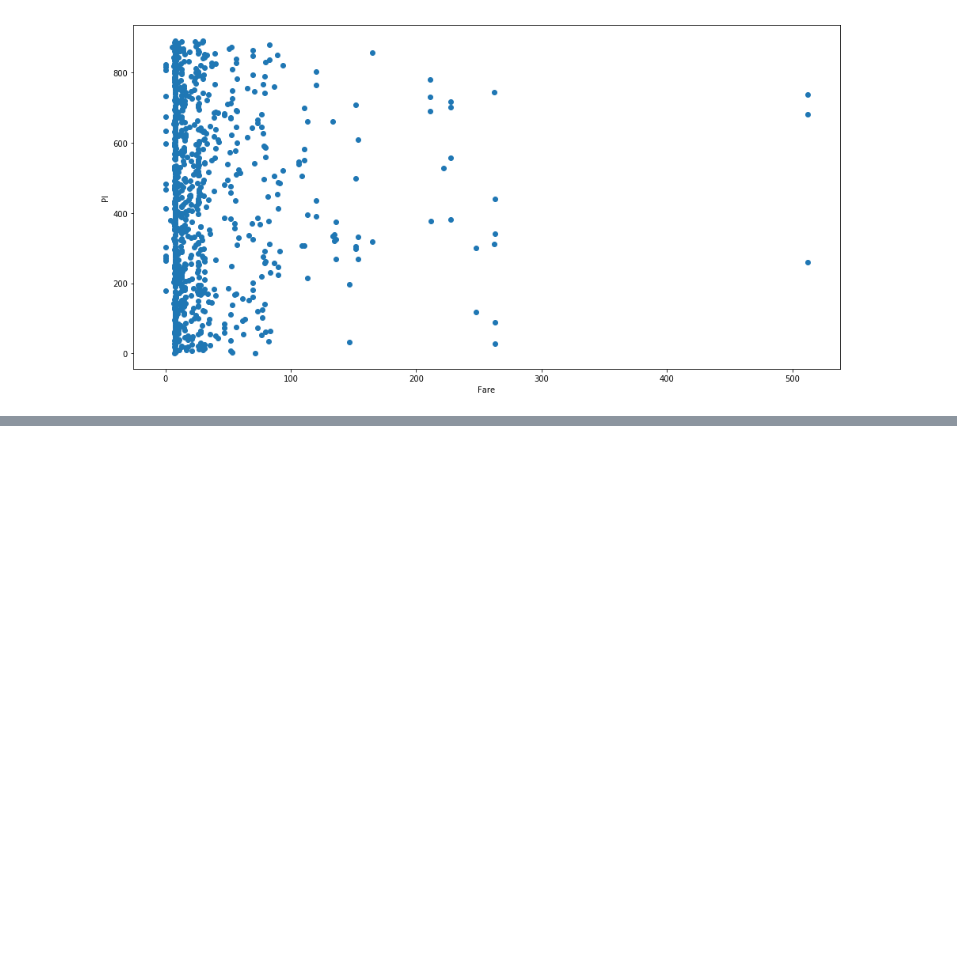
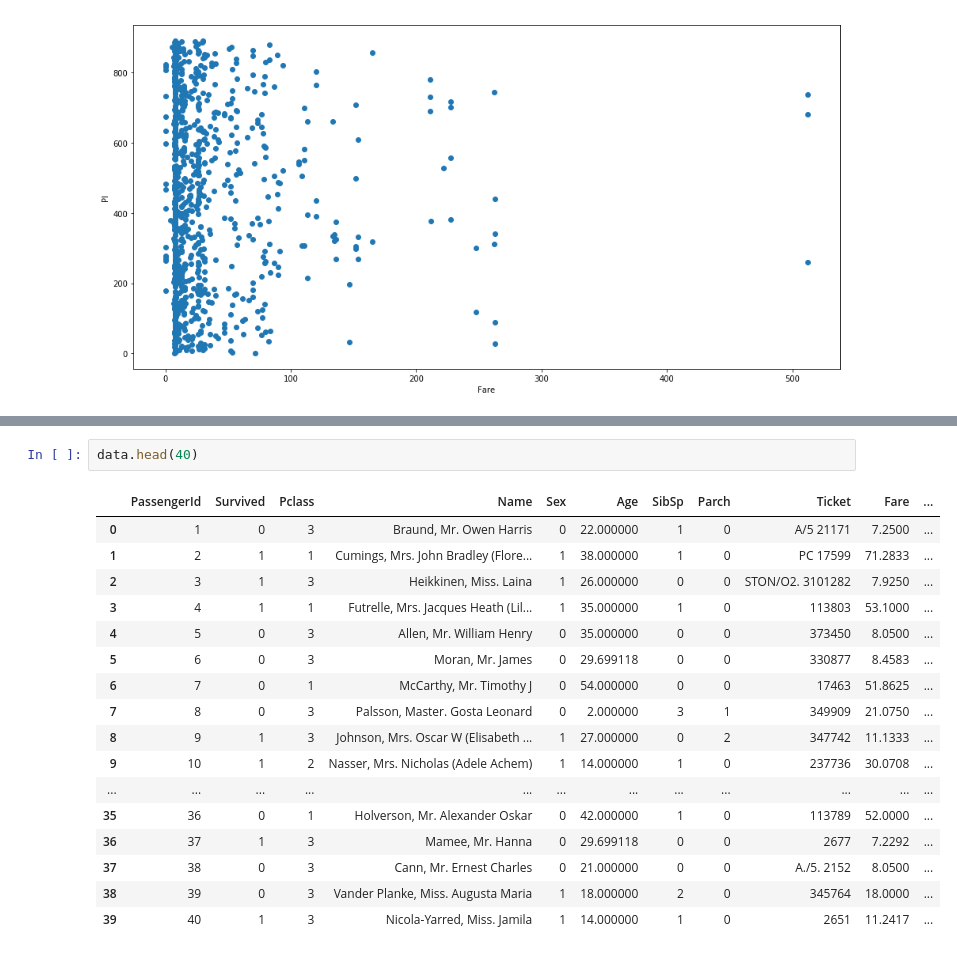
Before and after one commit to SYED-RAFI-NAQVI/Titanic-Data-Set, a Jupyter notebook: Titanic.ipynb, the cells around one changed output, grey strips where cells are left out. Cells and saved outputs as stored; diff of their text form; blank space fills up the shorter version.

```diff
--- a/Titanic.ipynb
+++ b/Titanic.ipynb
@@ -194,0 +261,20 @@ plt.show()
+# %%
+data.head(40)
+# %% [output]
+|  | PassengerId | Survived | Pclass | Name | Sex | Age | SibSp | Parch | Ticket | Fare | ... |
+| 0 | 1 | 0 | 3 | Braund, Mr. Owen Harris | 0 | 22.000000 | 1 | 0 | A/5 21171 | 7.2500 | ... |
+| 1 | 2 | 1 | 1 | Cumings, Mrs. John Bradley (Flore... | 1 | 38.000000 | 1 | 0 | PC 17599 | 71.2833 | ... |
+| 2 | 3 | 1 | 3 | Heikkinen, Miss. Laina | 1 | 26.000000 | 0 | 0 | STON/O2. 3101282 | 7.9250 | ... |
+| 3 | 4 | 1 | 1 | Futrelle, Mrs. Jacques Heath (Lil... | 1 | 35.000000 | 1 | 0 | 113803 | 53.1000 | ... |
+| 4 | 5 | 0 | 3 | Allen, Mr. William Henry | 0 | 35.000000 | 0 | 0 | 373450 | 8.0500 | ... |
+| 5 | 6 | 0 | 3 | Moran, Mr. James | 0 | 29.699118 | 0 | 0 | 330877 | 8.4583 | ... |
+| 6 | 7 | 0 | 1 | McCarthy, Mr. Timothy J | 0 | 54.000000 | 0 | 0 | 17463 | 51.8625 | ... |
+| 7 | 8 | 0 | 3 | Palsson, Master. Gosta Leonard | 0 | 2.000000 | 3 | 1 | 349909 | 21.0750 | ... |
+| 8 | 9 | 1 | 3 | Johnson, Mrs. Oscar W (Elisabeth ... | 1 | 27.000000 | 0 | 2 | 347742 | 11.1333 | ... |
+| 9 | 10 | 1 | 2 | Nasser, Mrs. Nicholas (Adele Achem) | 1 | 14.000000 | 1 | 0 | 237736 | 30.0708 | ... |
+| ... | ... | ... | ... | ... | ... | ... | ... | ... | ... | ... | ... |
+| 35 | 36 | 0 | 1 | Holverson, Mr. Alexander Oskar | 0 | 42.000000 | 1 | 0 | 113789 | 52.0000 | ... |
+| 36 | 37 | 1 | 3 | Mamee, Mr. Hanna | 0 | 29.699118 | 0 | 0 | 2677 | 7.2292 | ... |
+| 37 | 38 | 0 | 3 | Cann, Mr. Ernest Charles | 0 | 21.000000 | 0 | 0 | A./5. 2152 | 8.0500 | ... |
+| 38 | 39 | 0 | 3 | Vander Planke, Miss. Augusta Maria | 1 | 18.000000 | 2 | 0 | 345764 | 18.0000 | ... |
+| 39 | 40 | 1 | 3 | Nicola-Yarred, Miss. Jamila | 1 | 14.000000 | 1 | 0 | 2651 | 11.2417 | ... |
```
Also changed, not shown: parts of 16 cells of this notebook, 1 other file.
